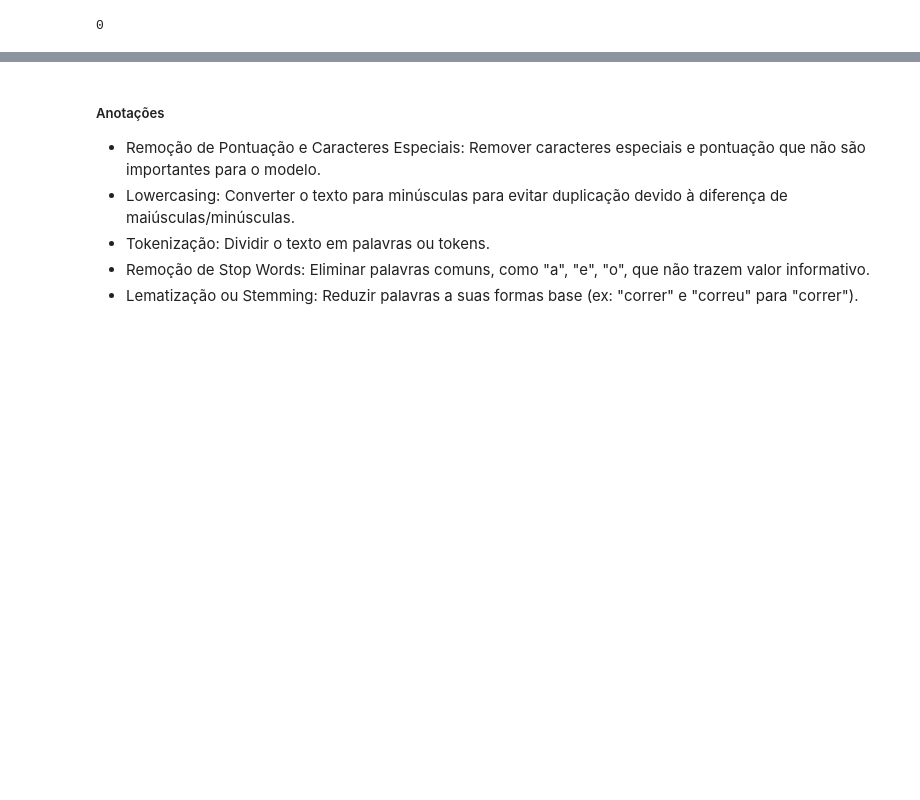
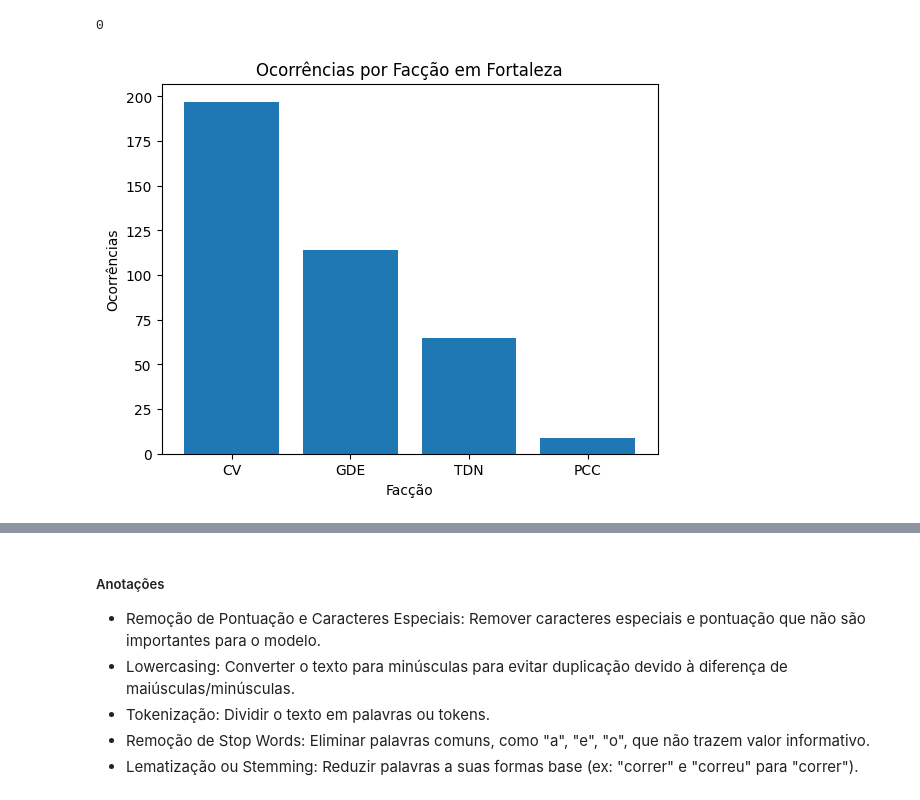
Before and after one commit to nycolasdiaas/zarea-de-risco, a Jupyter notebook: notebooks/nlp_implementation.ipynb, the cells around one changed output, grey strips where cells are left out. Drawn from its saved outputs; the diff is of its cells as text; code cells hidden in the pictures; blank space fills up the shorter version.

```diff
--- a/notebooks/nlp_implementation.ipynb
+++ b/notebooks/nlp_implementation.ipynb
@@ -66,6 +66,20 @@ len(final_dataframe[final_dataframe['faccao'] == 'PCC'])
 len(final_dataframe[final_dataframe['faccao'] == 'MASSA'])
 # %% [output]
 0
+# %%
+import matplotlib.pyplot as plt
+
+counts = final_dataframe['faccao'].value_counts()
+
+plt.bar(counts.index, counts.values)
+
+plt.xlabel('Facção')
+plt.ylabel('Ocorrências')
+plt.title('Ocorrências por Facção em Fortaleza')
+
+plt.show()
+# %% [output]
+[figure, added]
 # %%
 df_one_hot = pd.get_dummies(final_dataframe[['mensagem', 'faccao']], columns=['faccao'])
 # %%
```
Also changed, not shown: parts of 26 cells of this notebook, 2 other files.
